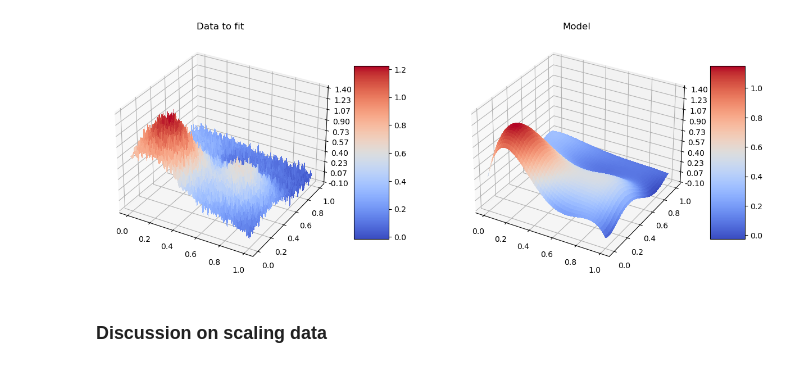
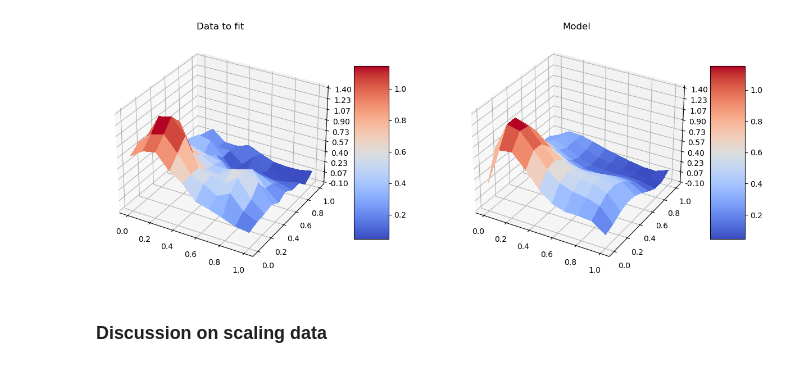
Before and after one commit to bragewiseth/MachineLearningProjects, a Jupyter notebook: project1/report/report.ipynb, the cells around one changed output. Cells and saved outputs as stored; diff of their text form; code cells hidden in the pictures.

```diff
--- a/project1/report/report.ipynb
+++ b/project1/report/report.ipynb
@@ -69,7 +69,7 @@ def FrankeFunction(x,y):
 
 
 
-n = 100
+n = 10
 degree = 5
 Lambda = 1
 np.random.seed()
@@ -133,34 +133,34 @@ beta = fit_beta(X_train, y_train)
 beta_ridge = fit_beta_ridge(X_train, y_train, Lambda)
 beta_ridge_scaled = fit_beta_ridge(X_train_scaled, y_train_scaled, Lambda)
 
 predict = (scaler.transform(poly.transform(X)[:,1:]) @ beta_scaled) + y_train_mean
 predict2d = predict.reshape(n,n)
 ytilde_scaled = X_test_scaled @ beta_scaled + y_train_mean
 ytilde = X_test @ beta
 ytilde_scaled_ridge = X_test_scaled @ beta_ridge_scaled + y_train_mean
 ytilde_rigde = X_test @ beta_ridge
 
 
 
 
 # ax = fig.gca(projection='3d')
 ax = fig.add_subplot(1,2,2,projection='3d')
 ax.title.set_text("Model")
 
 surf = ax.plot_surface(xx, yy, predict2d, cmap=cm.coolwarm, # type: ignore
                        linewidth=0, antialiased=False)
 
 # Customize the z axis.
 ax.set_zlim(-0.10, 1.40)
 ax.zaxis.set_major_locator(LinearLocator(10))
 ax.zaxis.set_major_formatter(FormatStrFormatter('%.02f'))
 
 # Add a color bar which maps values to colors.
 fig.colorbar(surf, shrink=0.5, aspect=5)
 
 plt.show()
 # %% [output]
-[figure, old version]
+[figure, new version]
 # %% [markdown]
 ### Discussion on scaling data
 # %%
```
Also changed, not shown: parts of 1 cell of this notebook, 3 other files.
